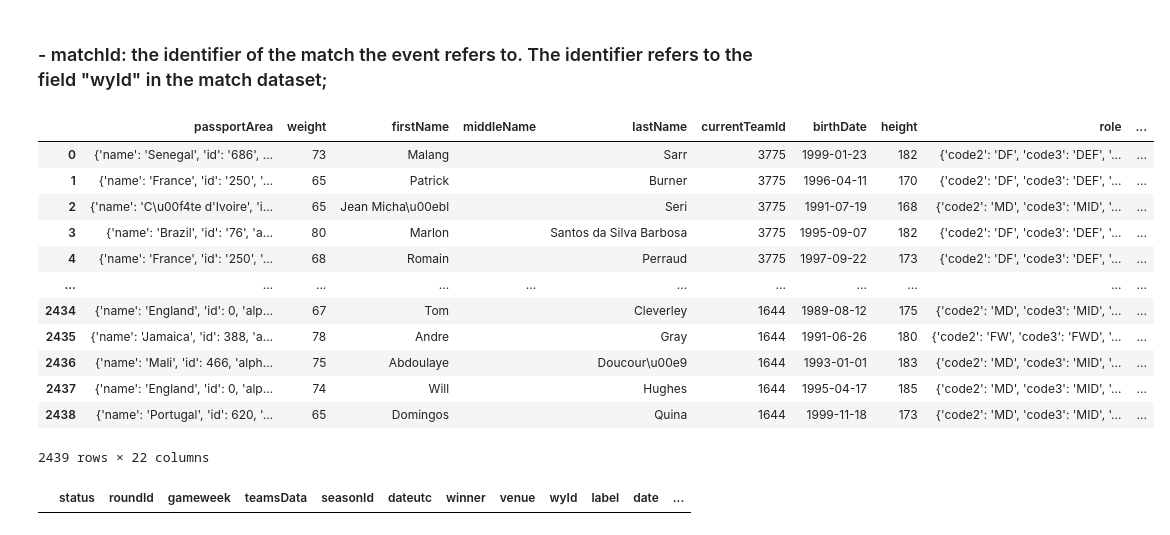
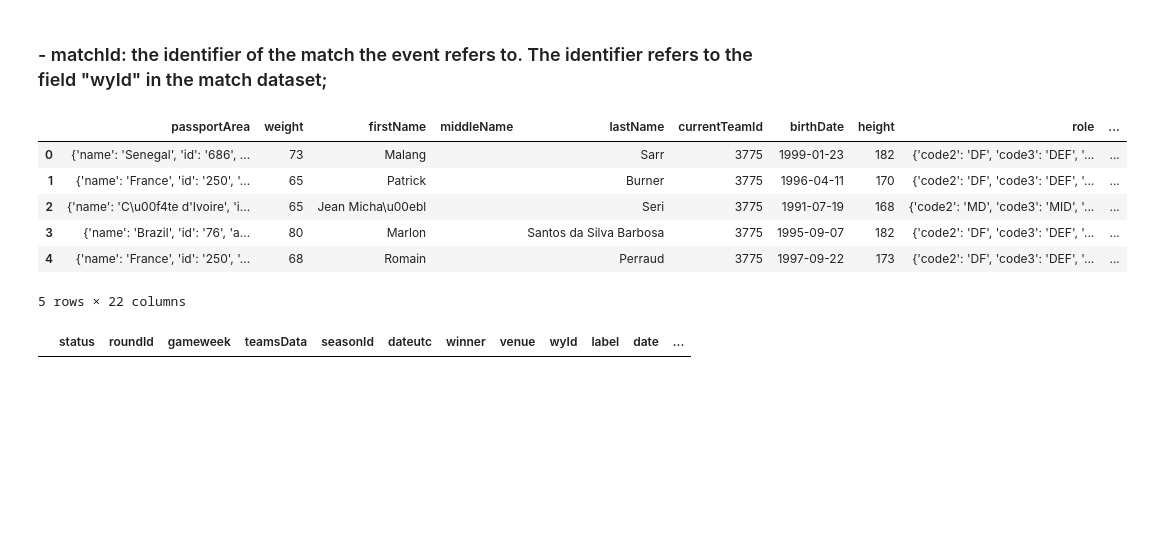
Before and after one commit to afoster1029/SoccerAnalytics, a Jupyter notebook: data_exploration.ipynb, the cells around one changed output. Cells and saved outputs as stored; diff of their text form; code cells hidden in the pictures; blank space fills up the shorter version.

```diff
--- a/data_exploration.ipynb
+++ b/data_exploration.ipynb
@@ -19,0 +14,34 @@ from matplotlib.patches import Arc
+# %%
+# Competitions Data
+df_compet = pd.read_json("data/competitions.json")
+
+# Team Data
+df_team = pd.read_json("data/teams.json")
+# Create league and format variable
+league_col =[]
+format_col=[]
+for idx,row in df_team.iterrows():
+    league_col += [row['area']['name']]
+    if row['name'] == row['area']['name']:
+        format_col += ['International cup']
+    else:
+        format_col += ['Domestic league']
+df_team['League'] = league_col
+df_team['Format'] = format_col
+
+# match data
+match_files = glob.glob( "data/matches/*.json")
+df_match = pd.read_json("data/matches/matches_England.json")
+
+df_match['eventId'] = df_match.apply(lambda row: row.wyId, axis = 1)
+
+
+
+# player data
+df_player = pd.read_json("data/players.json")
+
+# event data
+event_files = glob.glob( "data/events/*.json")
+df_events = pd.read_json(event_files[0])
+# for x in range(1,len(all_files)):
+#     events = events.append(pd.read_json(all_files[x]))
@@ -20,6 +106,6 @@ from matplotlib.patches import Arc
 # %%
 # player data
-df_players = pd.read_json("players.json")
+df_players = pd.read_json("data/players.json")
 player_cols = ['passportArea','currentTeamId']
 print(df_players.shape)
 print(df_players.columns)
@@ -44,9 +130,3 @@ for idx,row in df.iterrows():
 #     ids['id'] += [row['passportArea']['id']]
 #     ids['name'] += [row['fullName']]
 df_players = df
-# %%
-# Team Data
-df_teams = pd.read_json("teams.json")
-print(df_teams.columns)
-print(df_teams['area'].loc[0])
-df_teams.head(1)
@@ -115,21 +151,15 @@ Name: 0, dtype: object
 # %%
 # Join Players and Teams
 players_teams = df_players.merge(df_teams,left_on='currentTeamId',right_on='wyId')
-players_teams
+players_teams.head()
 # %% [output]
 |  | passportArea | weight | firstName | middleName | lastName | currentTeamId | birthDate | height | role | ... |
 | 0 | {'name': 'Senegal', 'id': '686', ... | 73 | Malang |  | Sarr | 3775 | 1999-01-23 | 182 | {'code2': 'DF', 'code3': 'DEF', '... | ... |
 | 1 | {'name': 'France', 'id': '250', '... | 65 | Patrick |  | Burner | 3775 | 1996-04-11 | 170 | {'code2': 'DF', 'code3': 'DEF', '... | ... |
 | 2 | {'name': 'C\u00f4te d'Ivoire', 'i... | 65 | Jean Micha\u00ebl |  | Seri | 3775 | 1991-07-19 | 168 | {'code2': 'MD', 'code3': 'MID', '... | ... |
 | 3 | {'name': 'Brazil', 'id': '76', 'a... | 80 | Marlon |  | Santos da Silva Barbosa | 3775 | 1995-09-07 | 182 | {'code2': 'DF', 'code3': 'DEF', '... | ... |
 | 4 | {'name': 'France', 'id': '250', '... | 68 | Romain |  | Perraud | 3775 | 1997-09-22 | 173 | {'code2': 'DF', 'code3': 'DEF', '... | ... |
-| ... | ... | ... | ... | ... | ... | ... | ... | ... | ... | ... |
-| 2434 | {'name': 'England', 'id': 0, 'alp... | 67 | Tom |  | Cleverley | 1644 | 1989-08-12 | 175 | {'code2': 'MD', 'code3': 'MID', '... | ... |
-| 2435 | {'name': 'Jamaica', 'id': 388, 'a... | 78 | Andre |  | Gray | 1644 | 1991-06-26 | 180 | {'code2': 'FW', 'code3': 'FWD', '... | ... |
-| 2436 | {'name': 'Mali', 'id': 466, 'alph... | 75 | Abdoulaye |  | Doucour\u00e9 | 1644 | 1993-01-01 | 183 | {'code2': 'MD', 'code3': 'MID', '... | ... |
-| 2437 | {'name': 'England', 'id': 0, 'alp... | 74 | Will |  | Hughes | 1644 | 1995-04-17 | 185 | {'code2': 'MD', 'code3': 'MID', '... | ... |
-| 2438 | {'name': 'Portugal', 'id': 620, '... | 65 | Domingos |  | Quina | 1644 | 1999-11-18 | 173 | {'code2': 'MD', 'code3': 'MID', '... | ... |
-2439 rows × 22 columns
+5 rows × 22 columns
 # %%
 # Join Matches and Competition
 matches_compet = matches.merge(compet,left_on='wyId', right_on='wyId')
```
Also changed, not shown: parts of 19 cells of this notebook.
